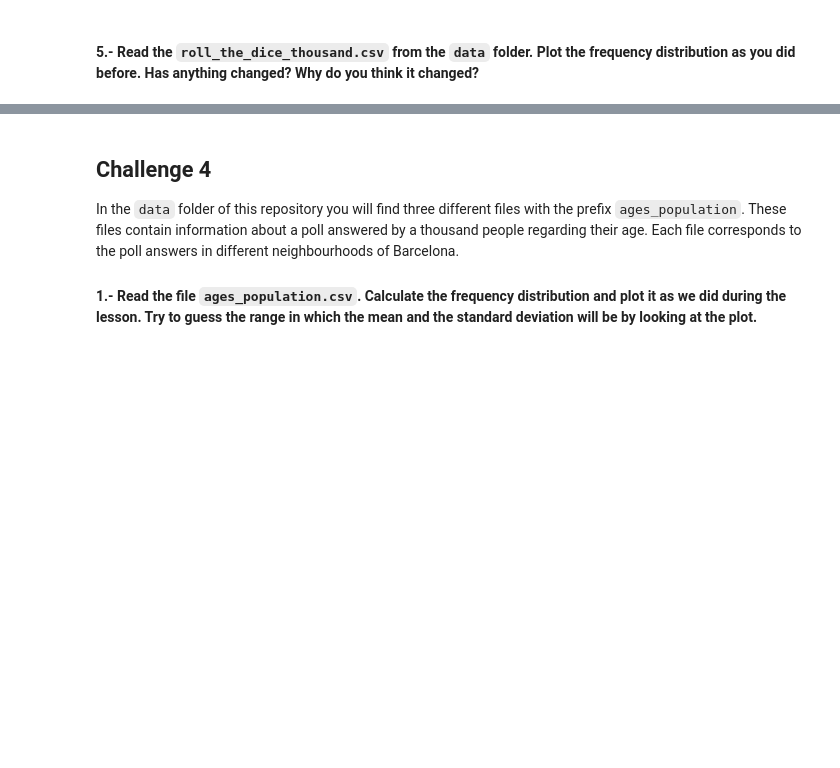
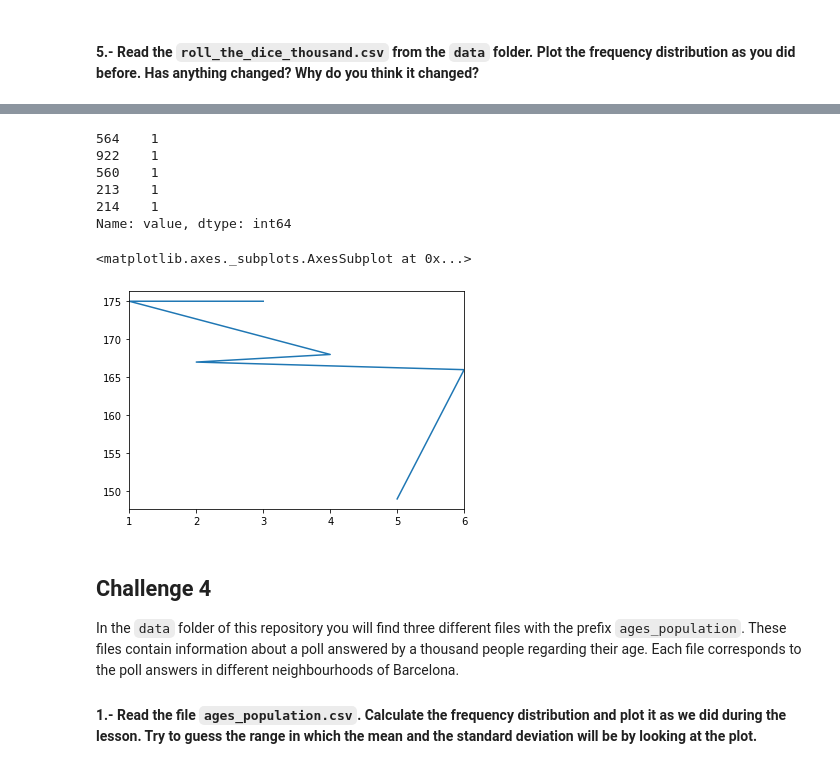
Before and after one commit to ta-data-bcn/descriptive-stats, a Jupyter notebook: your-code/main.ipynb, the cells around one changed output, grey strips where cells are left out. Cells and saved outputs as stored; diff of their text form; code cells hidden in the pictures; blank space fills up the shorter version.

```diff
--- a/your-code/main.ipynb
+++ b/your-code/main.ipynb
@@ -213,0 +230,3 @@ your comments here
+# %%
+roll_the_dice_thousand = pd.read_csv("../data/roll_the_dice_thousand.csv")
+roll_the_dice_thousand.head()
@@ -213,0 +240,4 @@ your comments here
+# %%
+# Drop the unnamed column
+roll_the_dice_thousand = roll_the_dice_thousand.drop(columns=["Unnamed: 0"])
+roll_the_dice_thousand.head()
@@ -214,3 +251,20 @@ your comments here
+# %%
+# select the value column and name it test
+dice_thousand_value = roll_the_dice_thousand["value"].sort_values()
+dice_thousand_value.head()
+# %% [output]
+564    1
+922    1
+560    1
+213    1
+214    1
+Name: value, dtype: int64
+# %%
+dice_thousand_value.value_counts().plot()
+# ??????
+# %% [output]
+<matplotlib.axes._subplots.AxesSubplot at 0x...>
+[figure, added]
 # %%
 """
 your comments here
```
Also changed, not shown: parts of 19 cells of this notebook.
